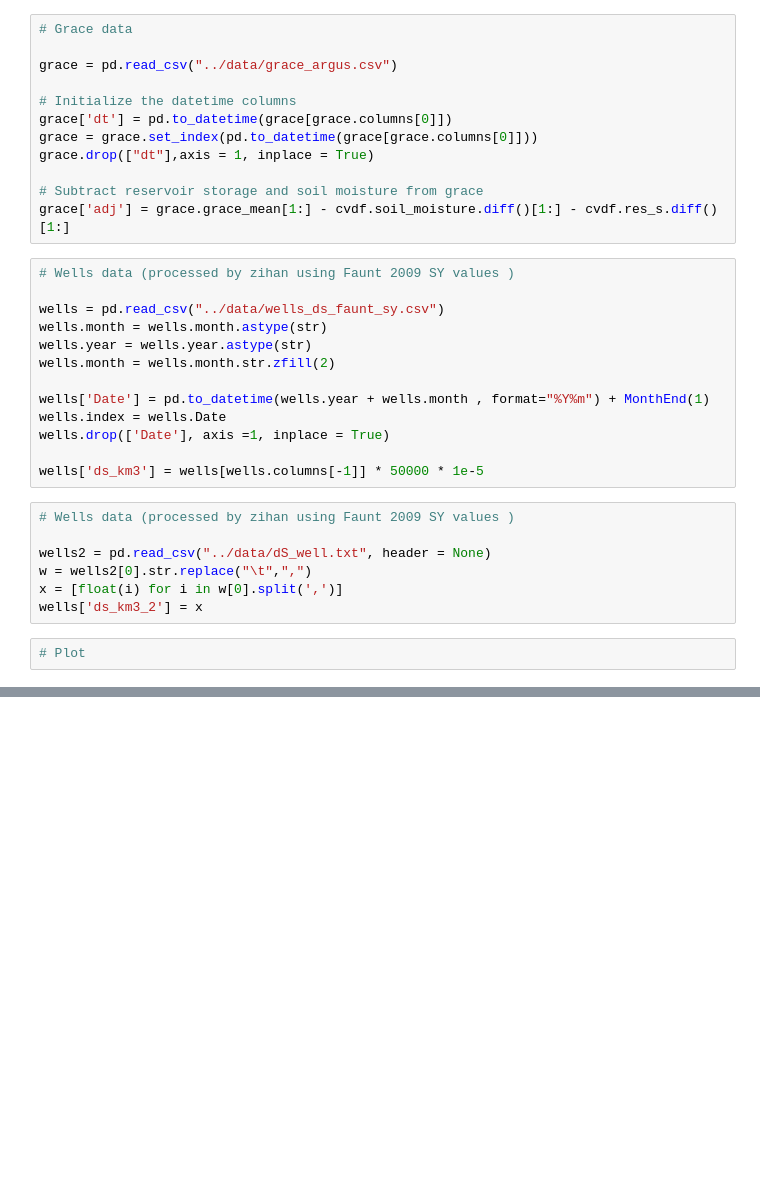
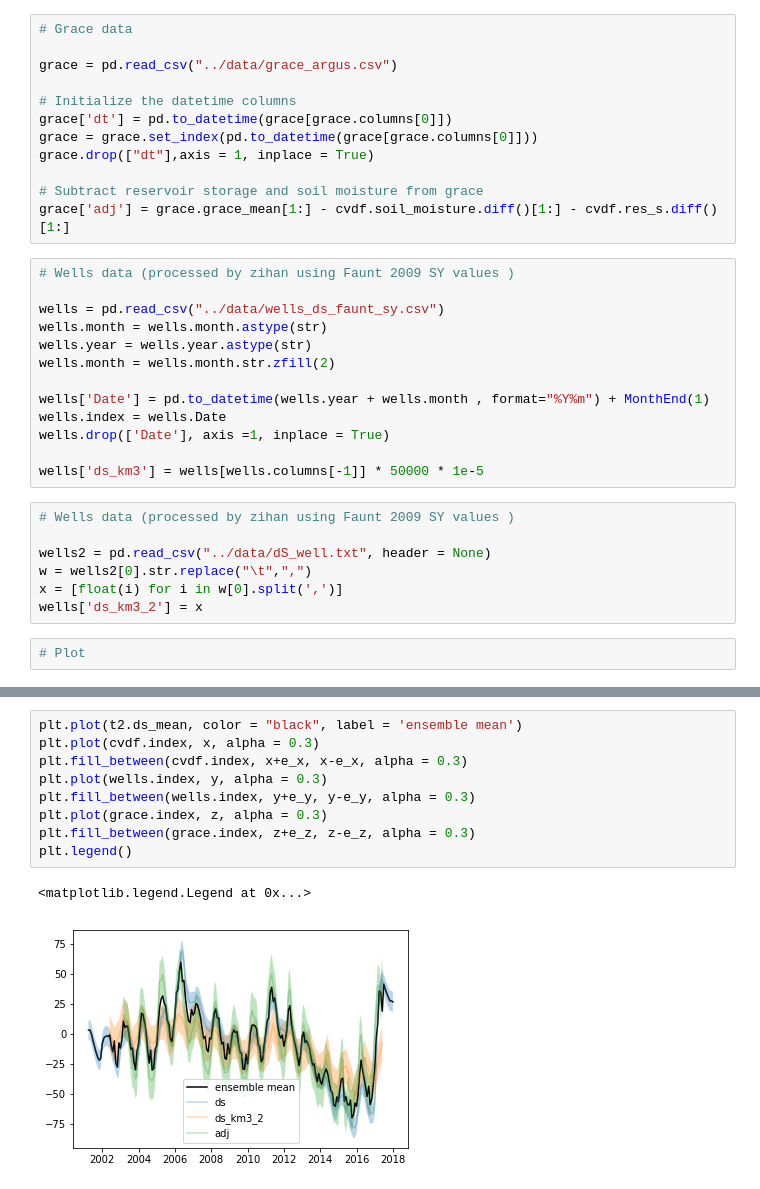
Before and after one commit to kashingtonDC/cvwbm, a Jupyter notebook: code/balance_all_data.ipynb, the cells around one changed output, grey strips where cells are left out. Drawn from its saved outputs; the diff is of its cells as text; blank space fills up the shorter version.

```diff
--- a/code/balance_all_data.ipynb
+++ b/code/balance_all_data.ipynb
@@ -161,0 +253,12 @@ plt.show()
+# %%
+plt.plot(t2.ds_mean, color = "black", label = 'ensemble mean')
+plt.plot(cvdf.index, x, alpha = 0.3)
+plt.fill_between(cvdf.index, x+e_x, x-e_x, alpha = 0.3)
+plt.plot(wells.index, y, alpha = 0.3)
+plt.fill_between(wells.index, y+e_y, y-e_y, alpha = 0.3)
+plt.plot(grace.index, z, alpha = 0.3)
+plt.fill_between(grace.index, z+e_z, z-e_z, alpha = 0.3)
+plt.legend()
+# %% [output]
+<matplotlib.legend.Legend at 0x...>
+[figure, added]
```
Also changed, not shown: parts of 12 cells of this notebook.
